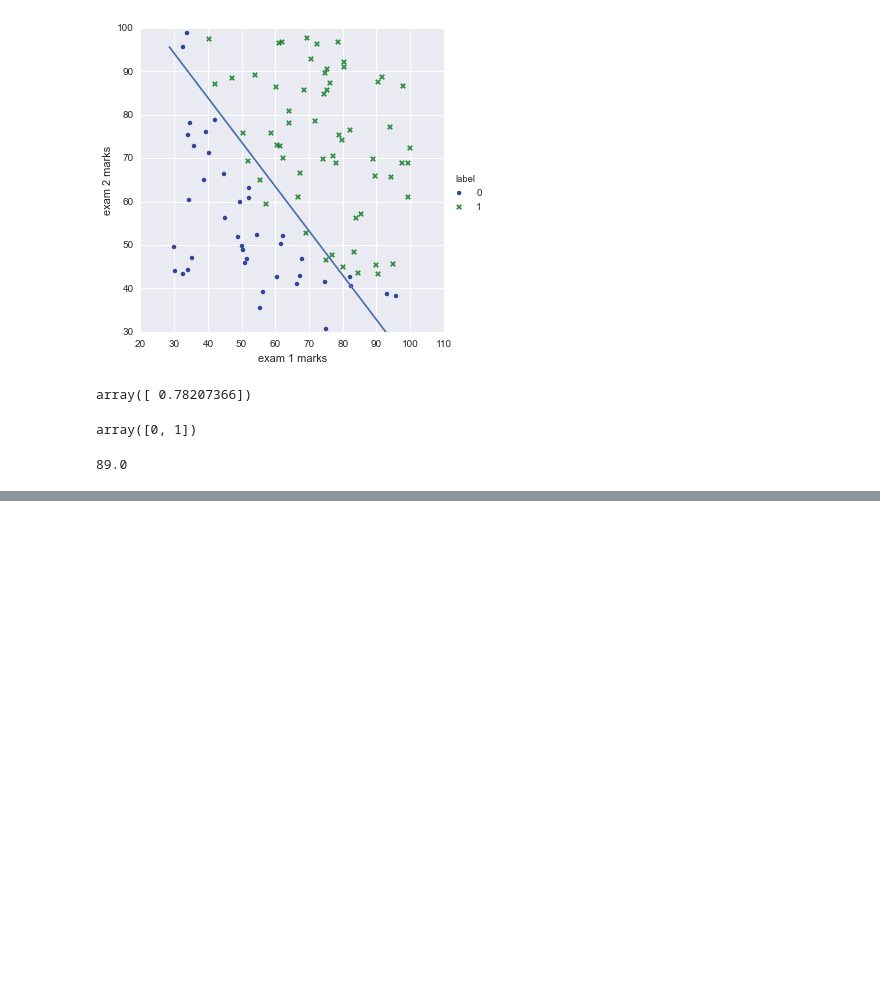
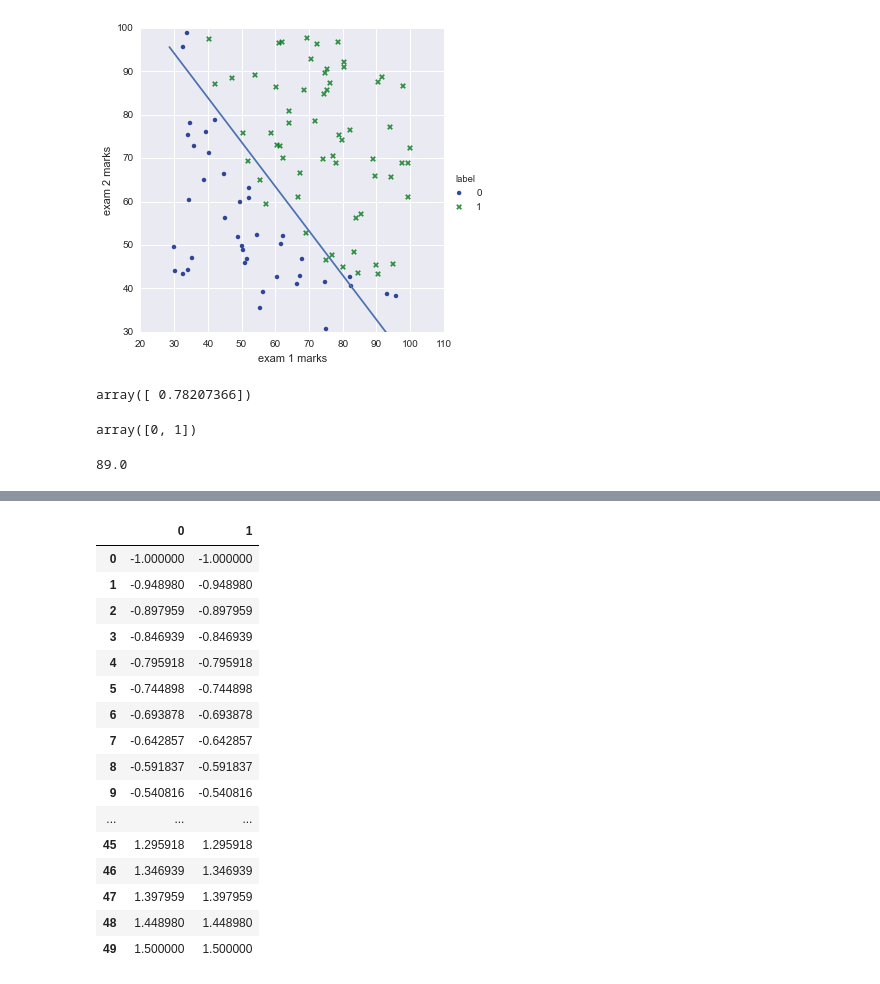
Before and after one commit to DfAC/Coursera-s-machine-learning-course, a Jupyter notebook: ml ex2.ipynb, the cells around one changed output, grey strips where cells are left out. Saved outputs shown, nothing was run; the diff lists cells and outputs as text; code cells hidden in the pictures; blank space fills up the shorter version.

```diff
--- a/ml ex2.ipynb
+++ b/ml ex2.ipynb
@@ -237,0 +304,20 @@ array([0])
+# %%
+w.T
+# %% [output]
+|  | 0 | 1 |
+| 0 | -1.000000 | -1.000000 |
+| 1 | -0.948980 | -0.948980 |
+| 2 | -0.897959 | -0.897959 |
+| 3 | -0.846939 | -0.846939 |
+| 4 | -0.795918 | -0.795918 |
+| 5 | -0.744898 | -0.744898 |
+| 6 | -0.693878 | -0.693878 |
+| 7 | -0.642857 | -0.642857 |
+| 8 | -0.591837 | -0.591837 |
+| 9 | -0.540816 | -0.540816 |
+| ... | ... | ... |
+| 45 | 1.295918 | 1.295918 |
+| 46 | 1.346939 | 1.346939 |
+| 47 | 1.397959 | 1.397959 |
+| 48 | 1.448980 | 1.448980 |
+| 49 | 1.500000 | 1.500000 |
```
Also changed, not shown: parts of 33 cells of this notebook.
